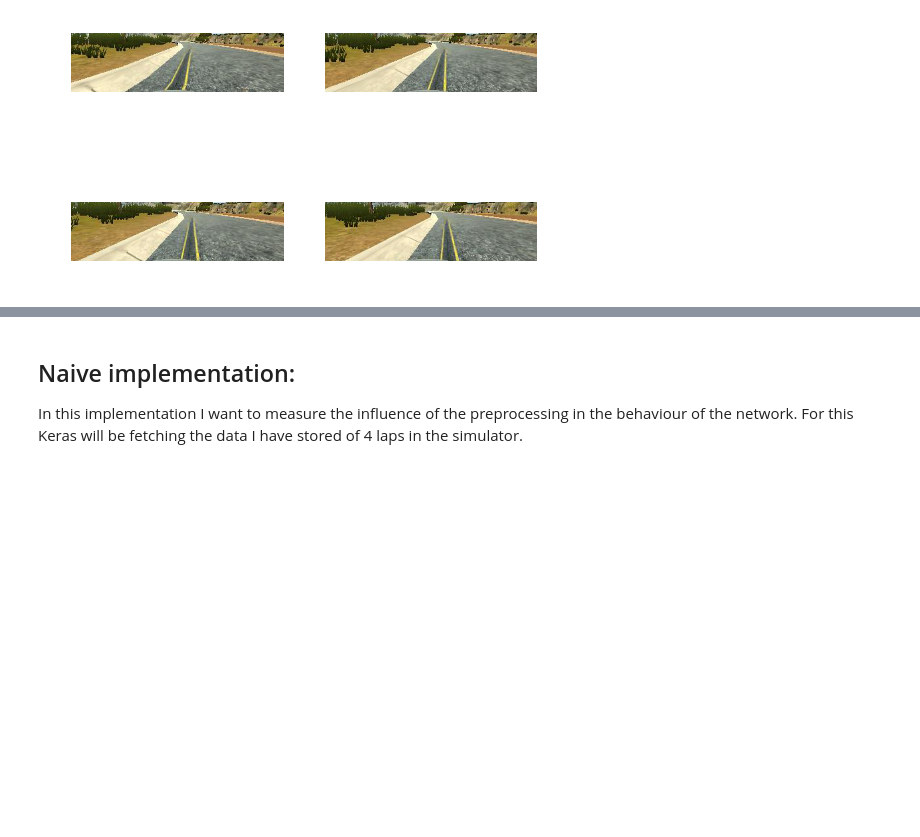
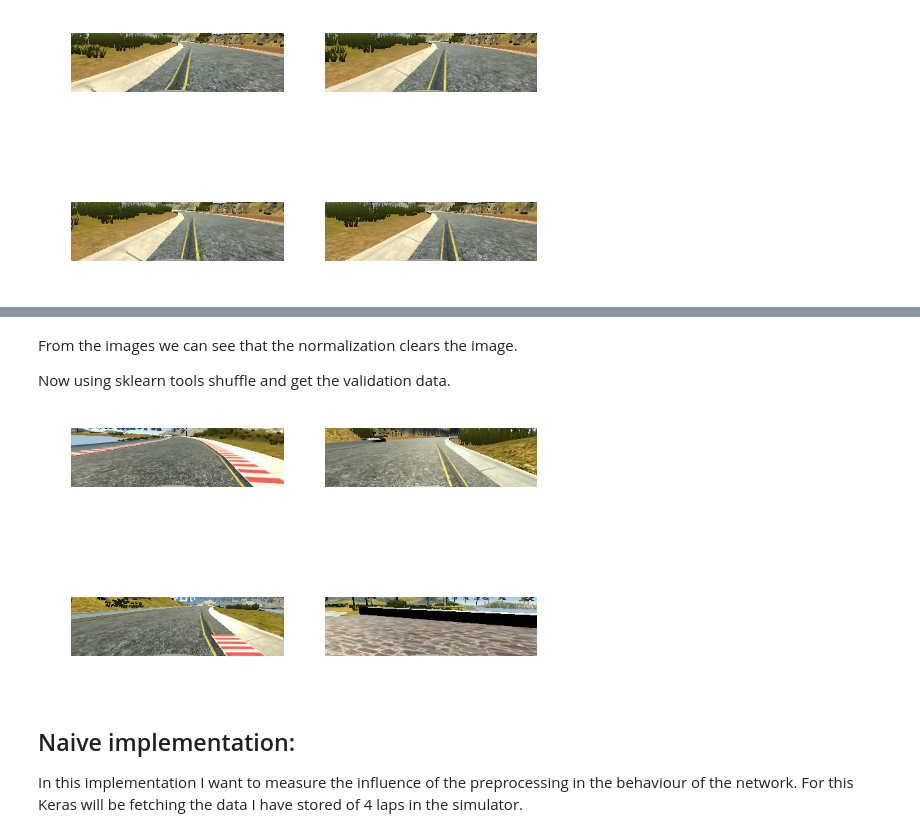
Before and after one commit to yhoazk/CarND-Behavioral-Cloning-P3, a Jupyter notebook: ExploreAndPreprocessData.ipynb, the cells around one changed output, grey strips where cells are left out. Saved outputs shown, nothing was run; the diff lists cells and outputs as text; code cells hidden in the pictures; blank space fills up the shorter version.

```diff
--- a/ExploreAndPreprocessData.ipynb
+++ b/ExploreAndPreprocessData.ipynb
@@ -146,2 +156,14 @@ print(y.shape)
 (3250, 90, 320, 3)
 (3250, 1)
+# %% [markdown]
+From the images we can see that the normalization clears the image.
+
+Now using sklearn tools shuffle and get the validation data.
+# %%
+from sklearn.model_selection import train_test_split
+from sklearn.utils import shuffle
+
+X,y = shuffle(X,y)
+plot_imgArr(X[100:104])
+# %% [output]
+[figure, added]
```
Also changed, not shown: parts of 16 cells of this notebook, 3 other files.
